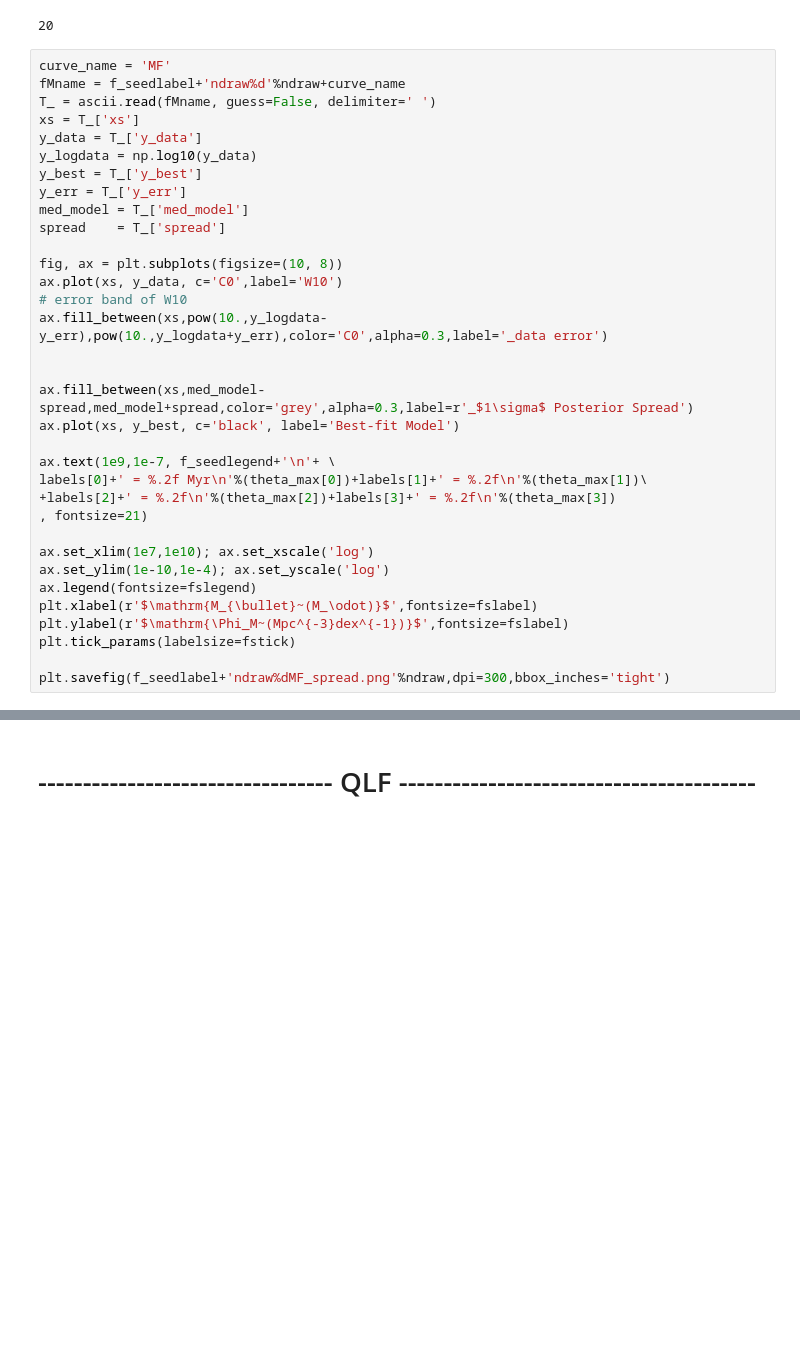
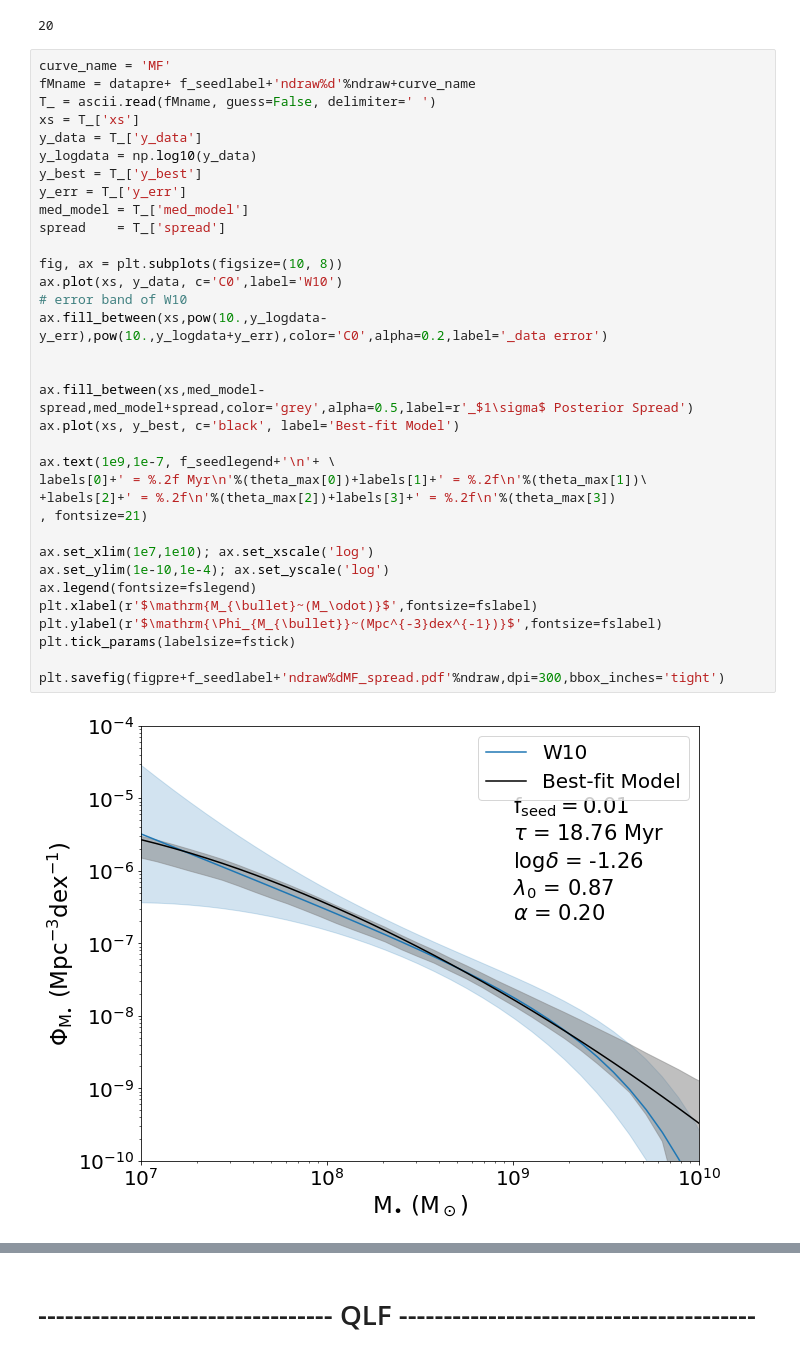
Before and after one commit to lovetomatoes/BHMF, a Jupyter notebook: h5z6MFLF.ipynb, the cells around one changed output, grey strips where cells are left out. Drawn from its saved outputs; the diff is of its cells as text; blank space fills up the shorter version.

```diff
--- a/h5z6MFLF.ipynb
+++ b/h5z6MFLF.ipynb
@@ -160,35 +195,37 @@ fslegend
 20
 # %%
 curve_name = 'MF'
-fMname = f_seedlabel+'ndraw%d'%ndraw+curve_name
+fMname = datapre+ f_seedlabel+'ndraw%d'%ndraw+curve_name
 T_ = ascii.read(fMname, guess=False, delimiter=' ')
 xs = T_['xs']
 y_data = T_['y_data']
 y_logdata = np.log10(y_data)
 y_best = T_['y_best']
 y_err = T_['y_err']
 med_model = T_['med_model']
 spread    = T_['spread']
 
 fig, ax = plt.subplots(figsize=(10, 8))
 ax.plot(xs, y_data, c='C0',label='W10')
 # error band of W10
-ax.fill_between(xs,pow(10.,y_logdata-y_err),pow(10.,y_logdata+y_err),color='C0',alpha=0.3,label='_data error')
+ax.fill_between(xs,pow(10.,y_logdata-y_err),pow(10.,y_logdata+y_err),color='C0',alpha=0.2,label='_data error')
 
 
-ax.fill_between(xs,med_model-spread,med_model+spread,color='grey',alpha=0.3,label=r'_$1\sigma$ Posterior Spread')
+ax.fill_between(xs,med_model-spread,med_model+spread,color='grey',alpha=0.5,label=r'_$1\sigma$ Posterior Spread')
 ax.plot(xs, y_best, c='black', label='Best-fit Model')
 
 ax.text(1e9,1e-7, f_seedlegend+'\n'+ \
 labels[0]+' = %.2f Myr\n'%(theta_max[0])+labels[1]+' = %.2f\n'%(theta_max[1])\
 +labels[2]+' = %.2f\n'%(theta_max[2])+labels[3]+' = %.2f\n'%(theta_max[3])
 , fontsize=21)
 
 ax.set_xlim(1e7,1e10); ax.set_xscale('log')
 ax.set_ylim(1e-10,1e-4); ax.set_yscale('log')
 ax.legend(fontsize=fslegend)
 plt.xlabel(r'$\mathrm{M_{\bullet}~(M_\odot)}$',fontsize=fslabel)
-plt.ylabel(r'$\mathrm{\Phi_M~(Mpc^{-3}dex^{-1})}$',fontsize=fslabel)
+plt.ylabel(r'$\mathrm{\Phi_{M_{\bullet}}~(Mpc^{-3}dex^{-1})}$',fontsize=fslabel)
 plt.tick_params(labelsize=fstick)
 
-plt.savefig(f_seedlabel+'ndraw%dMF_spread.png'%ndraw,dpi=300,bbox_inches='tight')
+plt.savefig(figpre+f_seedlabel+'ndraw%dMF_spread.pdf'%ndraw,dpi=300,bbox_inches='tight')
+# %% [output]
+[figure, added]
```
Also changed, not shown: parts of 8 cells of this notebook, 5 other files.
